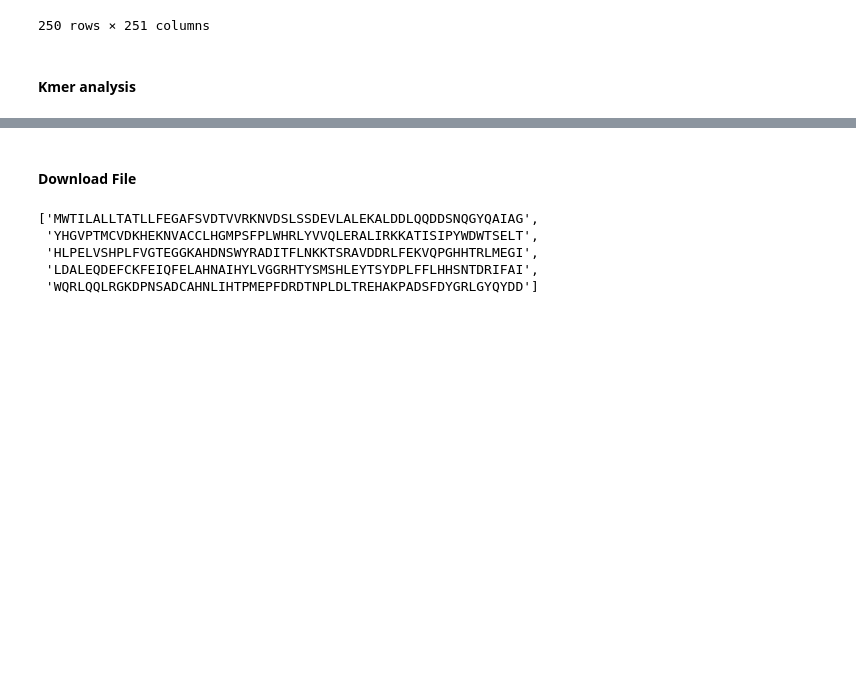
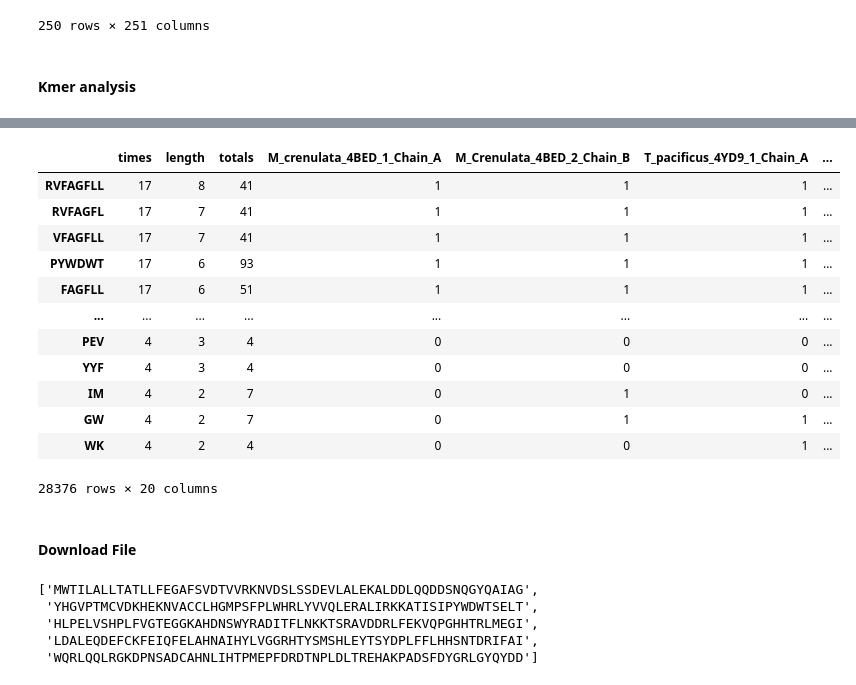
Before and after one commit to mcruggiero/KLH_Research, a Jupyter notebook: Key Hole Limpet Hemocyanin.ipynb, the cells around one changed output, grey strips where cells are left out. Drawn from its saved outputs; the diff is of its cells as text; code cells hidden in the pictures; blank space fills up the shorter version.

Commit message:
added dataframe

```diff
--- a/Key Hole Limpet Hemocyanin.ipynb
+++ b/Key Hole Limpet Hemocyanin.ipynb
@@ -718,0 +696,2 @@ kmer_species["H_diversicolor_Chain_B"]
+# %%
+kmer_species = kmers(kmer_species)
@@ -718,0 +716,4 @@ kmer_species["H_diversicolor_Chain_B"]
+# %%
+df = pd.DataFrame.from_dict(kmer_species["occurrences"])
+# %%
+df = df.T
@@ -718,0 +729,2 @@ kmer_species["H_diversicolor_Chain_B"]
+# %%
+df = df.sort_values(["times", "length", "totals"], ascending = (False, False, False))
@@ -718,0 +740,16 @@ kmer_species["H_diversicolor_Chain_B"]
+# %%
+df[df["times"] > 3]
+# %% [output]
+|  | times | length | totals | M_crenulata_4BED_1_Chain_A | M_Crenulata_4BED_2_Chain_B | T_pacificus_4YD9_1_Chain_A | ... |
+| RVFAGFLL | 17 | 8 | 41 | 1 | 1 | 1 | ... |
+| RVFAGFL | 17 | 7 | 41 | 1 | 1 | 1 | ... |
+| VFAGFLL | 17 | 7 | 41 | 1 | 1 | 1 | ... |
+| PYWDWT | 17 | 6 | 93 | 1 | 1 | 1 | ... |
+| FAGFLL | 17 | 6 | 51 | 1 | 1 | 1 | ... |
+| ... | ... | ... | ... | ... | ... | ... | ... |
+| PEV | 4 | 3 | 4 | 0 | 0 | 0 | ... |
+| YYF | 4 | 3 | 4 | 0 | 0 | 0 | ... |
+| IM | 4 | 2 | 7 | 0 | 1 | 0 | ... |
+| GW | 4 | 2 | 7 | 0 | 1 | 1 | ... |
+| WK | 4 | 2 | 4 | 0 | 0 | 1 | ... |
+28376 rows × 20 columns
```
Also changed, not shown: parts of 10 cells of this notebook, 2 other files.
